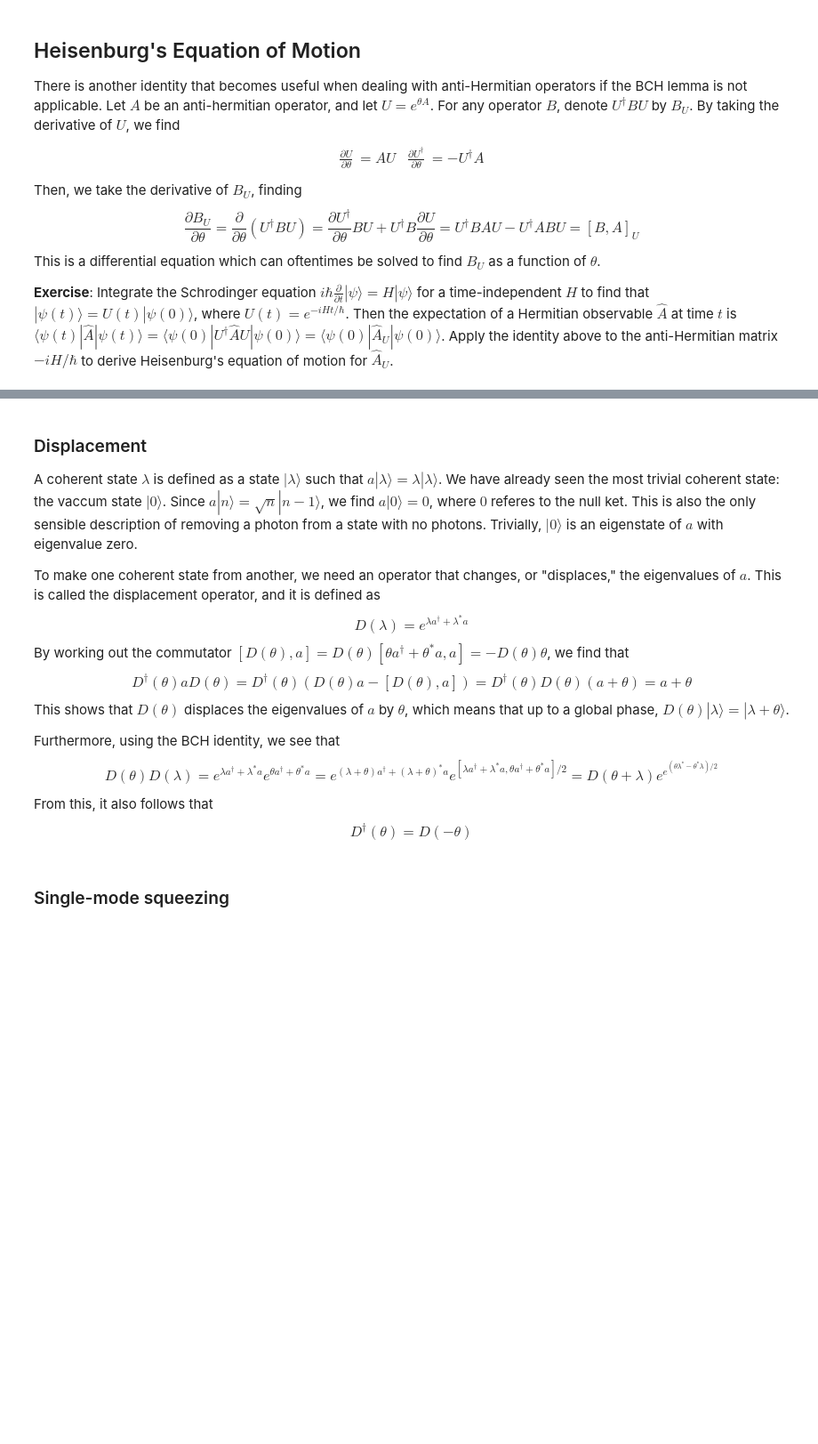
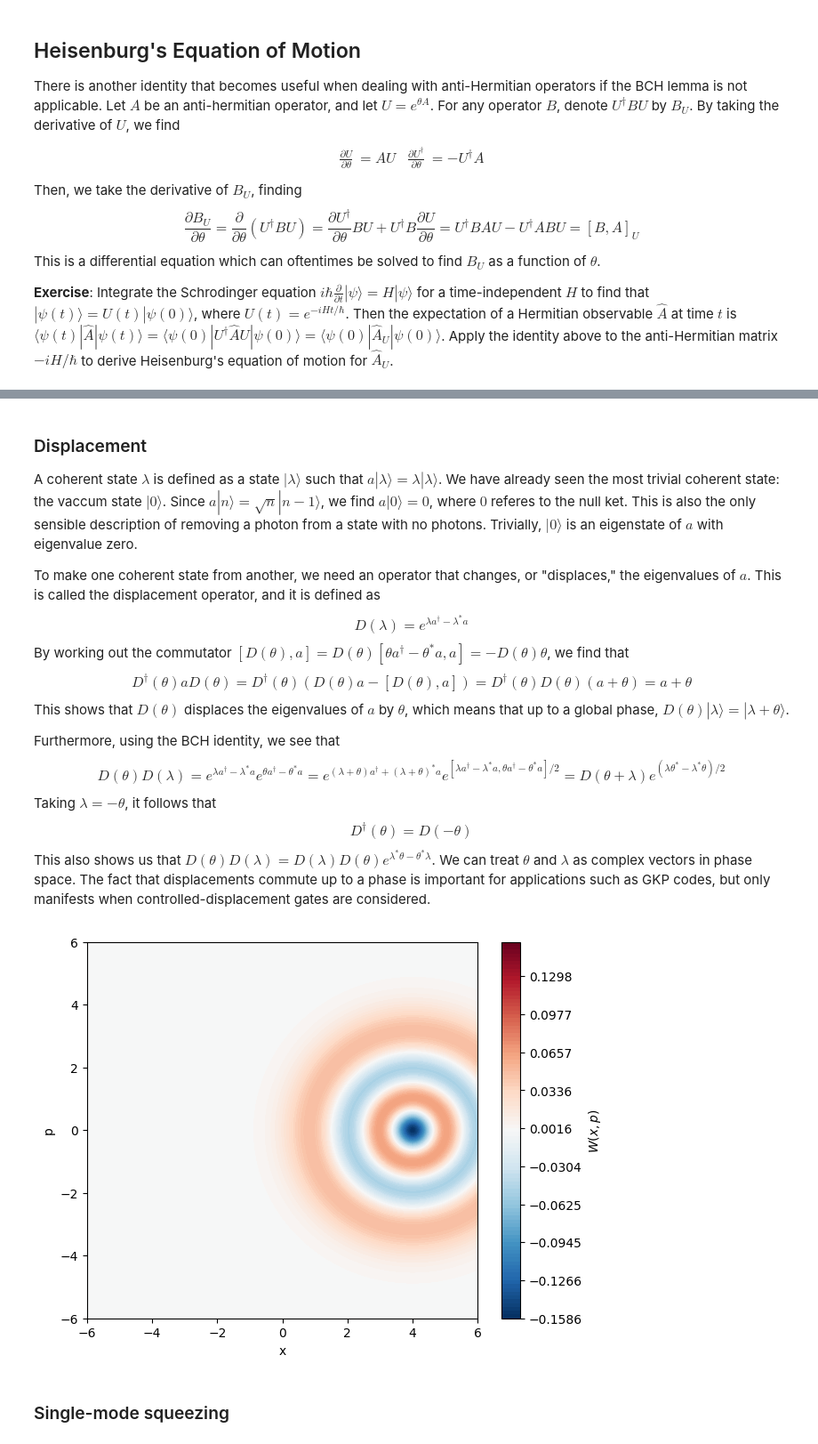
Before and after one commit to benmcdonough20/bosonic-qiskit-tutorials, a Jupyter notebook: bosonic_qiskit_textbook/5. gates.ipynb, the cells around one changed output, grey strips where cells are left out. Shown: that part at 89% size. Drawn from its saved outputs; the diff is of its cells as text; code cells hidden in the pictures; blank space fills up the shorter version.

```diff
--- a/bosonic_qiskit_textbook/5. gates.ipynb
+++ b/bosonic_qiskit_textbook/5. gates.ipynb
@@ -49,9 +105,9 @@ A coherent state $\lambda$ is defined as a state $|\lambda\rangle$ such that $a|
 
 To make one coherent state from another, we need an operator that changes, or "displaces," the eigenvalues of $a$. This is called the displacement operator, and it is defined as
 $$
-D(\lambda) = e^{\lambda a^\dagger + \lambda^\ast a}
+D(\lambda) = e^{\lambda a^\dagger - \lambda^\ast a}
 $$
-By working out the commutator $[D(\theta), a] = D(\theta)[\theta a^\dagger + \theta^\ast a, a] = -D(\theta)\theta$, we find that
+By working out the commutator $[D(\theta), a] = D(\theta)[\theta a^\dagger - \theta^\ast a, a] = -D(\theta)\theta$, we find that
 $$
 D^\dagger(\theta) a D(\theta) = D^\dagger(\theta)(D(\theta)a-[D(\theta), a]) = D^\dagger(\theta)D(\theta)(a+\theta) = a+\theta
 $$
@@ -59,13 +115,26 @@ This shows that $D(\theta)$ displaces the eigenvalues of $a$ by $\theta$, which
 
 Furthermore, using the BCH identity, we see that
 $$
-D(\theta)D(\lambda) = e^{\lambda a^\dagger + \lambda^\ast a} e^{\theta a^\dagger + \theta^\ast a} =
-e^{(\lambda+\theta) a^\dagger + (\lambda+\theta)^\ast a}e^{[\lambda a^\dagger + \lambda^\ast a, \theta a^\dagger + \theta^\ast a]/2}
-= D(\theta + \lambda)e^{e^{(\theta\lambda^\ast- \theta^\ast\lambda)/2}}
+D(\theta)D(\lambda) = e^{\lambda a^\dagger - \lambda^\ast a} e^{\theta a^\dagger - \theta^\ast a} =
+e^{(\lambda+\theta) a^\dagger + (\lambda+\theta)^\ast a}e^{[\lambda a^\dagger - \lambda^\ast a, \theta a^\dagger - \theta^\ast a]/2}
+= D(\theta + \lambda)e^{(\lambda\theta^\ast- \lambda^\ast\theta)/2}
 $$
-From this, it also follows that
+Taking $\lambda = -\theta$, it follows that
 $$
 D^\dagger(\theta) = D(-\theta)
 $$
+This also shows us that $D(\theta)D(\lambda) = D(\lambda)D(\theta)e^{\lambda^\ast \theta - \theta^\ast \lambda}$. We can treat $\theta$ and $\lambda$ as complex vectors in phase space. The fact that displacements commute up to a phase is important for applications such as GKP codes, but only manifests when controlled-displacement gates are considered.
+# %%
+circuit.clear()
+
+alpha = 2
+circuit.cv_initialize(3, qmr[0])
+circuit.cv_d(alpha, qmr[0])
+
+state, _ = simulate(circuit)
+#the resulting plot is a cat state that is rotated 45 degrees
+plot_wigner(circuit, state)
+# %% [output]
+[figure, added]
 # %% [markdown]
 ### Single-mode squeezing
```
Also changed, not shown: parts of 18 cells of this notebook, 1 other file.
